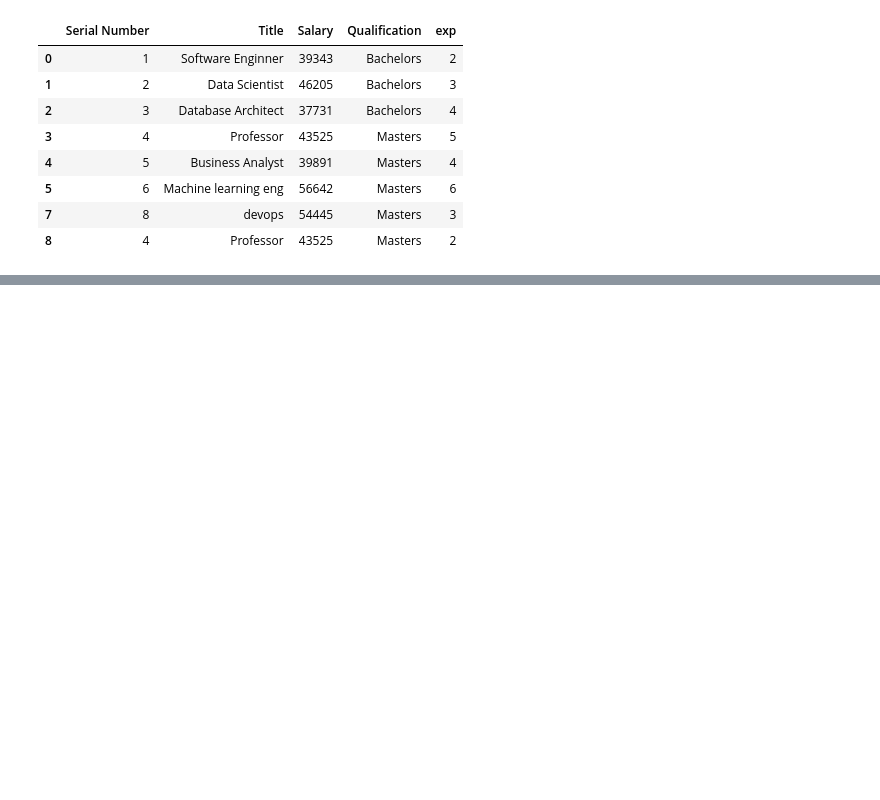
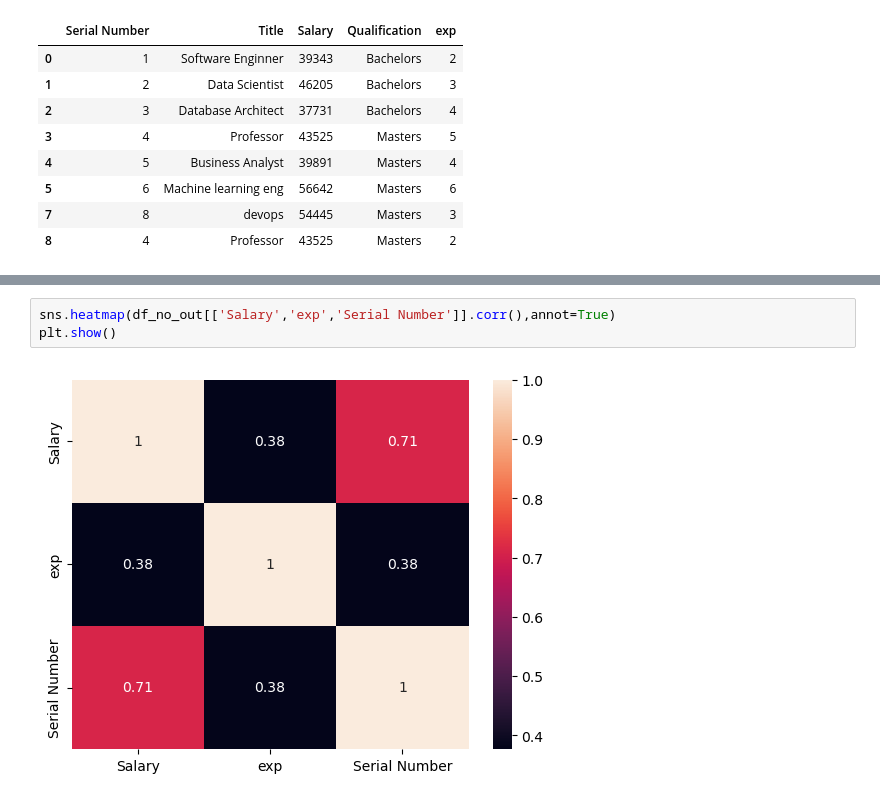
Before and after one commit to Abhilashg11/Data_science, a Jupyter notebook: EDA/Eda_1.ipynb, the cells around one changed output, grey strips where cells are left out. Cells and saved outputs as stored; diff of their text form; blank space fills up the shorter version.

```diff
--- a/EDA/Eda_1.ipynb
+++ b/EDA/Eda_1.ipynb
@@ -295,0 +297,5 @@ df_no_out[['Salary','exp']].corr()
+# %%
+sns.heatmap(df_no_out[['Salary','exp','Serial Number']].corr(),annot=True)
+plt.show()
+# %% [output]
+[figure, added]
```
Also changed, not shown: parts of 2 cells of this notebook.
